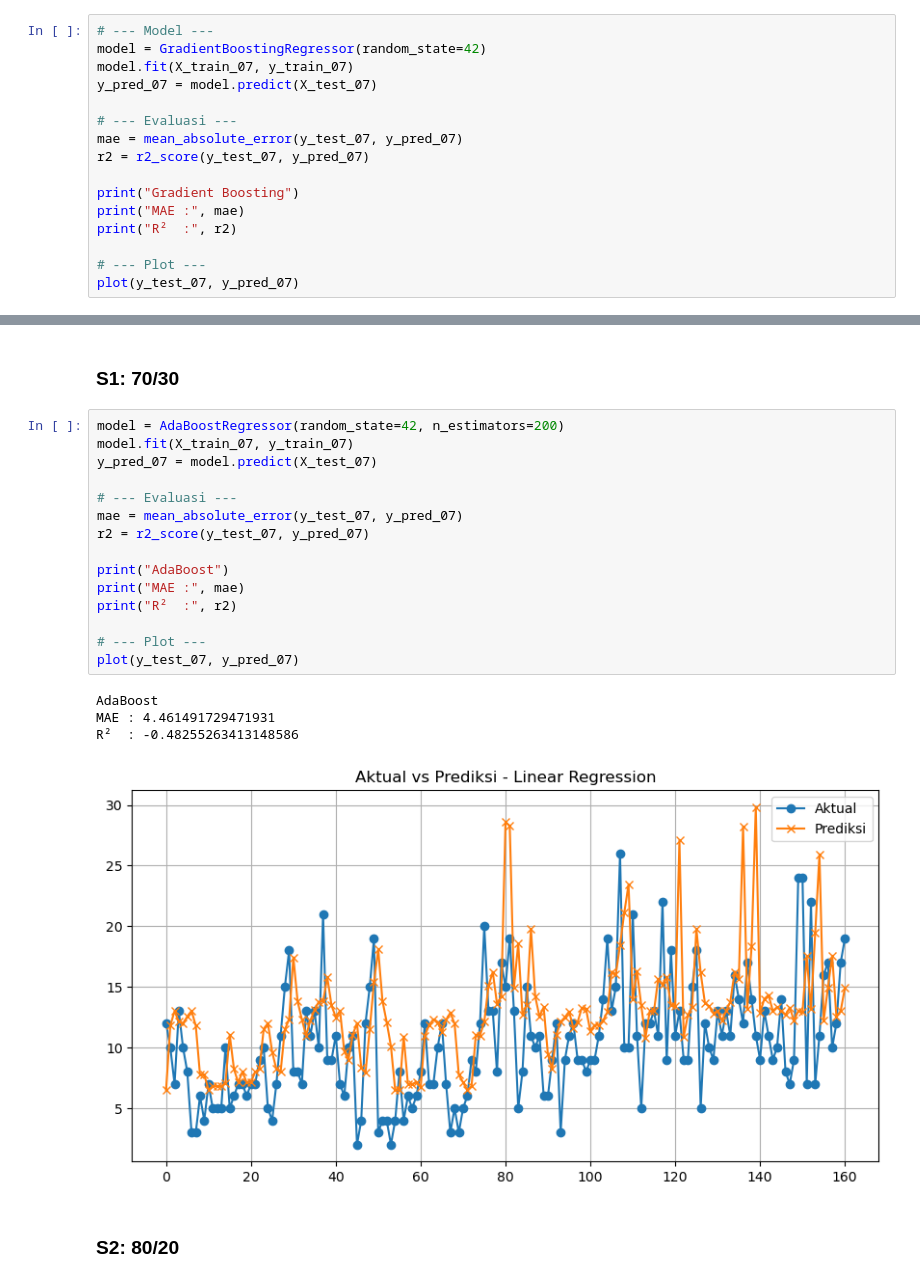
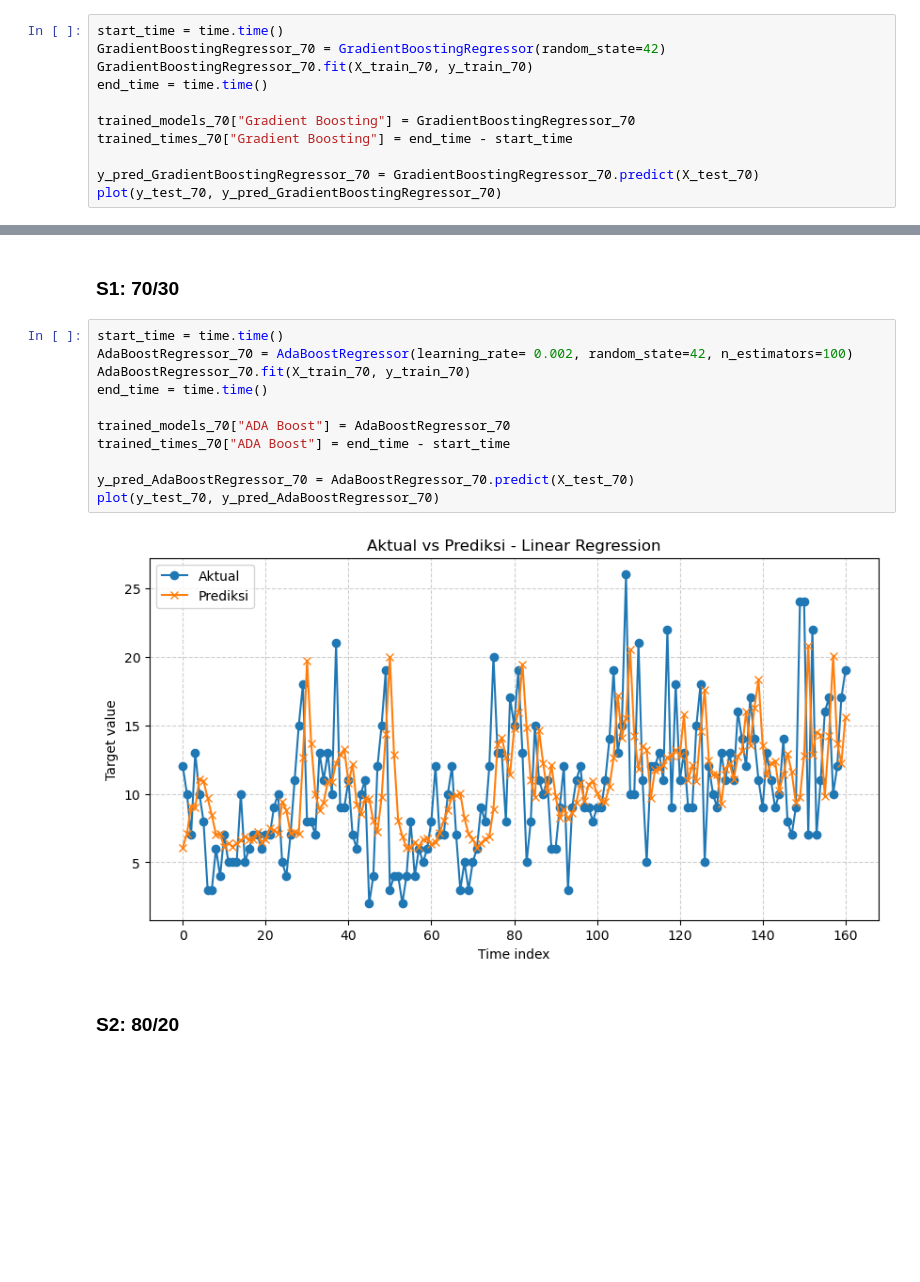
Before and after one commit to Ariwjy/Tugas-Machine-Learning, a Jupyter notebook: Regresi A5.ipynb, the cells around one changed output, grey strips where cells are left out. Saved outputs shown, nothing was run; the diff lists cells and outputs as text; blank space fills up the shorter version.

```diff
--- a/Regresi A5.ipynb
+++ b/Regresi A5.ipynb
@@ -150,19 +171,14 @@ R²  : 0.07242797874839868
 # %% [markdown]
 ### S1: 70/30
 # %%
-# --- Model ---
-model = GradientBoostingRegressor(random_state=42)
-model.fit(X_train_07, y_train_07)
-y_pred_07 = model.predict(X_test_07)
+start_time = time.time()
+GradientBoostingRegressor_70 = GradientBoostingRegressor(random_state=42)
+GradientBoostingRegressor_70.fit(X_train_70, y_train_70)
+end_time = time.time()
 
-# --- Evaluasi ---
-mae = mean_absolute_error(y_test_07, y_pred_07)
-r2 = r2_score(y_test_07, y_pred_07)
+trained_models_70["Gradient Boosting"] = GradientBoostingRegressor_70
+trained_times_70["Gradient Boosting"] = end_time - start_time
 
-print("Gradient Boosting")
-print("MAE :", mae)
-print("R²  :", r2)
-
-# --- Plot ---
-plot(y_test_07, y_pred_07)
+y_pred_GradientBoostingRegressor_70 = GradientBoostingRegressor_70.predict(X_test_70)
+plot(y_test_70, y_pred_GradientBoostingRegressor_70)
 # %% [output]
@@ -198,25 +203,18 @@ R²  : -0.4115784734052832
 # %% [markdown]
 ### S1: 70/30
 # %%
-model = AdaBoostRegressor(random_state=42, n_estimators=200)
-model.fit(X_train_07, y_train_07)
-y_pred_07 = model.predict(X_test_07)
+start_time = time.time()
+AdaBoostRegressor_70 = AdaBoostRegressor(learning_rate= 0.002, random_state=42, n_estimators=100)
+AdaBoostRegressor_70.fit(X_train_70, y_train_70)
+end_time = time.time()
 
-# --- Evaluasi ---
-mae = mean_absolute_error(y_test_07, y_pred_07)
-r2 = r2_score(y_test_07, y_pred_07)
+trained_models_70["ADA Boost"] = AdaBoostRegressor_70
+trained_times_70["ADA Boost"] = end_time - start_time
 
-print("AdaBoost")
-print("MAE :", mae)
-print("R²  :", r2)
-
-# --- Plot ---
-plot(y_test_07, y_pred_07)
+y_pred_AdaBoostRegressor_70 = AdaBoostRegressor_70.predict(X_test_70)
+plot(y_test_70, y_pred_AdaBoostRegressor_70)
 # %% [output]
-AdaBoost
-MAE : 4.461491729471931
-R²  : -0.48255263413148586
-[figure, old version]
+[figure, new version]
 # %% [markdown]
 ### S2: 80/20
 # %%
```
Also changed, not shown: parts of 39 cells of this notebook.
